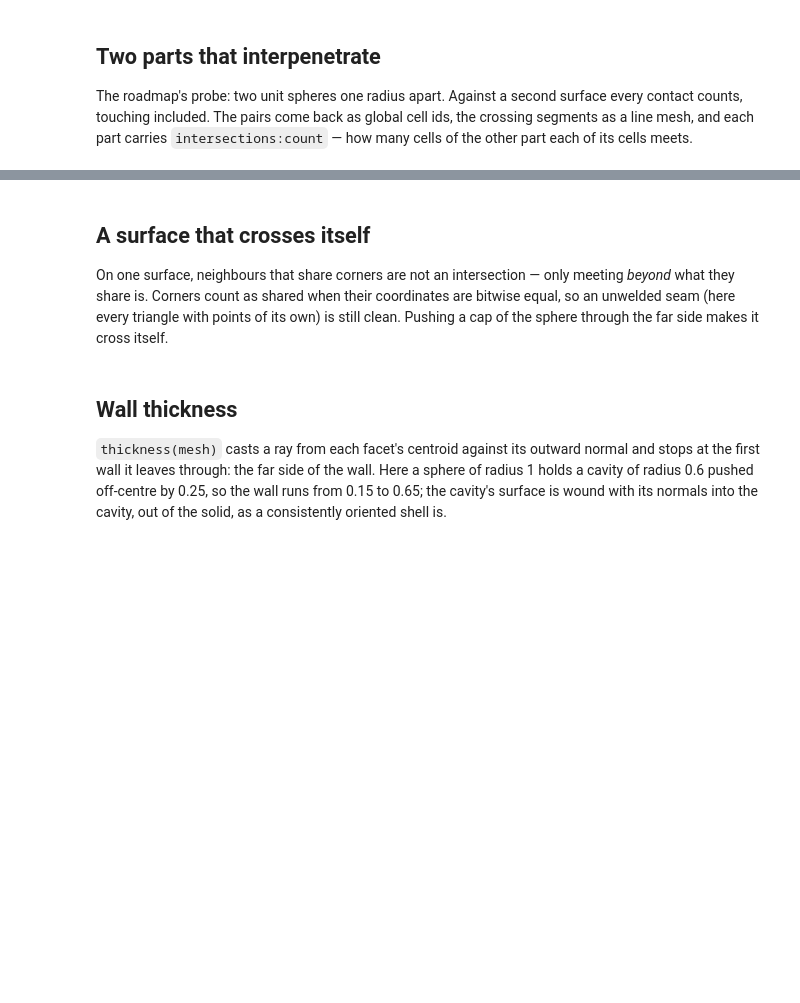
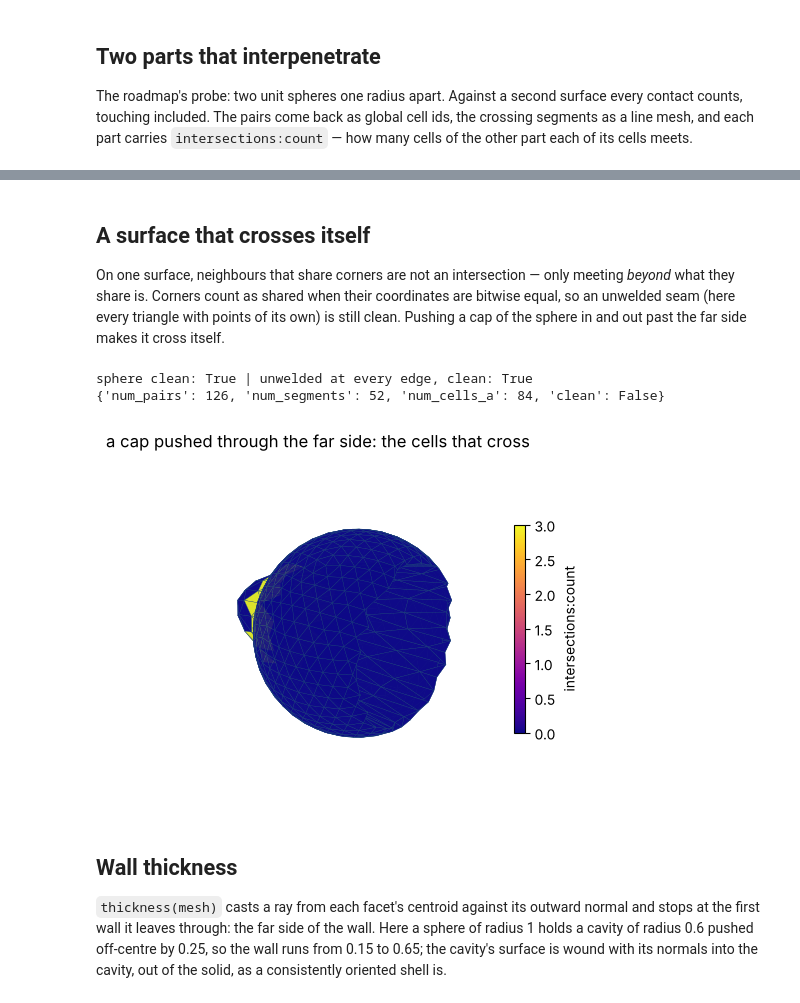
Before and after one commit to loumalouomega/meshioplusplus, a Jupyter notebook: example/python/47_intersections_thickness.ipynb, the cells around one changed output, grey strips where cells are left out. Cells and saved outputs as stored; diff of their text form; code cells hidden in the pictures; blank space fills up the shorter version.

```diff
--- a/example/python/47_intersections_thickness.ipynb
+++ b/example/python/47_intersections_thickness.ipynb
@@ -18,6 +18,7 @@ import sys
 import tempfile
 
 import numpy as np
+import matplotlib
 import matplotlib.pyplot as plt
 from matplotlib import cm, colors
 from mpl_toolkits.mplot3d.art3d import Line3DCollection, Poly3DCollection
@@ -84,7 +85,7 @@ def faces_and_values(mesh, array):
         if block.type not in SURFACE_TYPES:
             continue
         data = np.asarray(block.data)
-        vals = np.asarray(mesh.cell_data[array][b]) if array else np.zeros(len(data))
+        vals = np.asarray(mesh.cell_data[array][b]) if array in mesh.cell_data else np.full(len(data), np.nan)
         polys += [mesh.points[row[:SURFACE_TYPES[block.type]]] for row in data]
         values += list(vals)
     return polys, np.asarray(values, dtype=float)
@@ -93,15 +94,15 @@ def faces_and_values(mesh, array):
 def render(meshes, title, scalars=None, cmap='viridis', lines=None, clim=None, figsize=(6, 4.5)):
     """PyVista off-screen render embedded through matplotlib; falls back to matplotlib alone.
 
-    `meshes` is one mesh or a list; `scalars` names a cell array to colour by (NaN grey);
-    `lines` is a line mesh drawn over them in red."""
+    `meshes` is one mesh or a list; `scalars` names a cell array to colour by (NaN, or a
+    mesh without it, grey); `lines` is a line mesh drawn over them in red."""
     meshes = meshes if isinstance(meshes, list) else [meshes]
     if pv is not None:
         try:
             pl = pv.Plotter(off_screen=True, window_size=(900, 650))
             for m in meshes:
                 grid = to_pyvista(m)
-                if scalars:
+                if scalars and scalars in grid.cell_data:
                     pl.add_mesh(grid, scalars=scalars, cmap=cmap, clim=clim, nan_color='#cccccc',
                                 show_edges=True, edge_color='#1f4e79', line_width=0.2)
                 else:
@@ -127,7 +128,7 @@ def render(meshes, title, scalars=None, cmap='viridis', lines=None, clim=None, f
         finite = vals[np.isfinite(vals)]
         lo, hi = clim if clim else ((finite.min(), finite.max()) if finite.size else (0.0, 1.0))
         norm = colors.Normalize(lo, hi if hi > lo else lo + 1.0)
-        face = [cm.get_cmap(cmap)(norm(v)) if np.isfinite(v) else (0.8, 0.8, 0.8, 1.0) for v in vals]
+        face = [matplotlib.colormaps[cmap](norm(v)) if np.isfinite(v) else (0.8, 0.8, 0.8, 1.0) for v in vals]
         fig.colorbar(cm.ScalarMappable(norm=norm, cmap=cmap), ax=ax, shrink=0.6, label=scalars)
     else:
         face = '#2ec4b6'
@@ -172,22 +181,26 @@ render([flag_a, rep['other']], 'two spheres: intersections:count and the crossin
 # %% [markdown]
 ## A surface that crosses itself
 
-On one surface, neighbours that share corners are not an intersection — only meeting *beyond* what they share is. Corners count as shared when their coordinates are bitwise equal, so an unwelded seam (here every triangle with points of its own) is still clean. Pushing a cap of the sphere through the far side makes it cross itself.
+On one surface, neighbours that share corners are not an intersection — only meeting *beyond* what they share is. Corners count as shared when their coordinates are bitwise equal, so an unwelded seam (here every triangle with points of its own) is still clean. Pushing a cap of the sphere in and out past the far side makes it cross itself.
 # %%
 s = mp.icosa_sphere(1.0, 3)
 _, clean = mp.find_intersections(s, return_report=True)
 tri = np.asarray(s.cells[0].data)
 seams = mp.Mesh(s.points[tri.ravel()], [('triangle', np.arange(tri.size).reshape(-1, 3))])
 print('sphere clean:', clean['clean'], '| unwelded at every edge, clean:', mp.find_intersections(seams, return_report=True)[1]['clean'])
 
 pushed = s.points.copy()
 cap = pushed[:, 0] > 0.6
-pushed[cap, 0] -= 1.9 * (pushed[cap, 0] - 0.6) / 0.4
+pushed[cap, 0] -= 2.4 * (pushed[cap, 0] - 0.6) / 0.4
 dented = mp.Mesh(pushed, s.cells)
 flags, rep = mp.find_intersections(dented, return_report=True)
 print({k: rep[k] for k in ('num_pairs', 'num_segments', 'num_cells_a', 'clean')})
 render(flags, 'a cap pushed through the far side: the cells that cross',
        scalars='intersections:count', cmap='plasma', lines=rep['segments'])
+# %% [output]
+sphere clean: True | unwelded at every edge, clean: True
+{'num_pairs': 126, 'num_segments': 52, 'num_cells_a': 84, 'clean': False}
+[figure, added]
 # %% [markdown]
 ## Wall thickness
 
```
Also changed, not shown: parts of 5 cells of this notebook.
